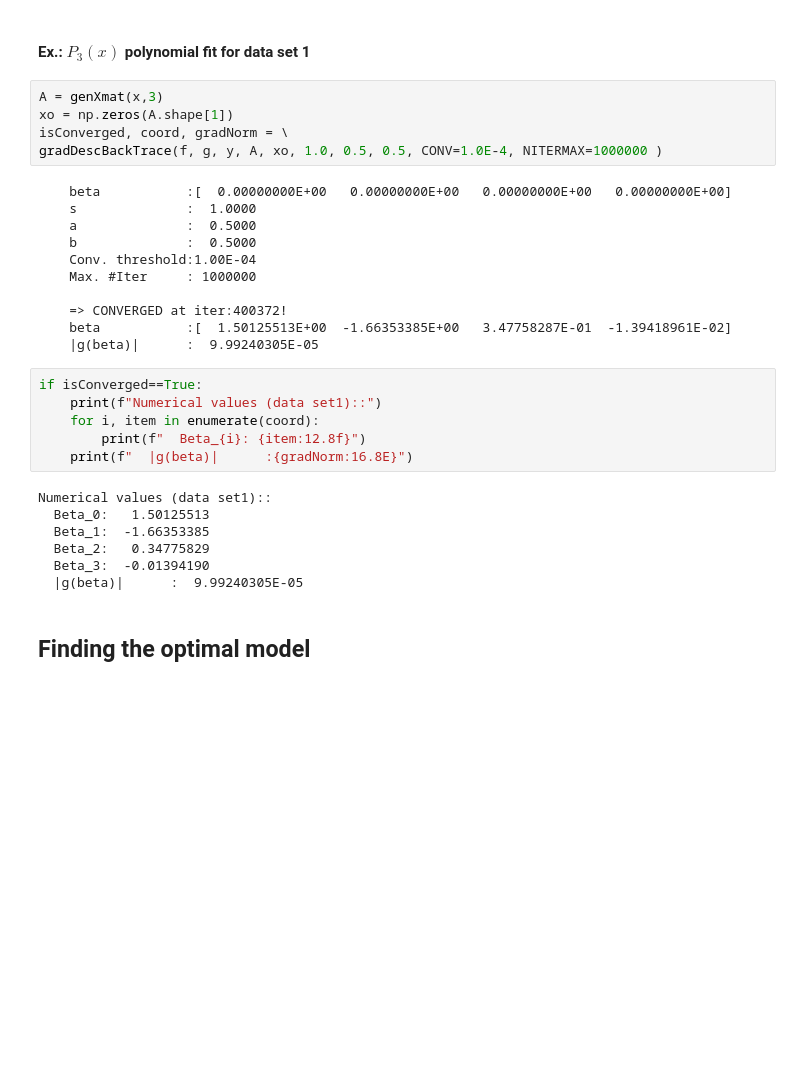
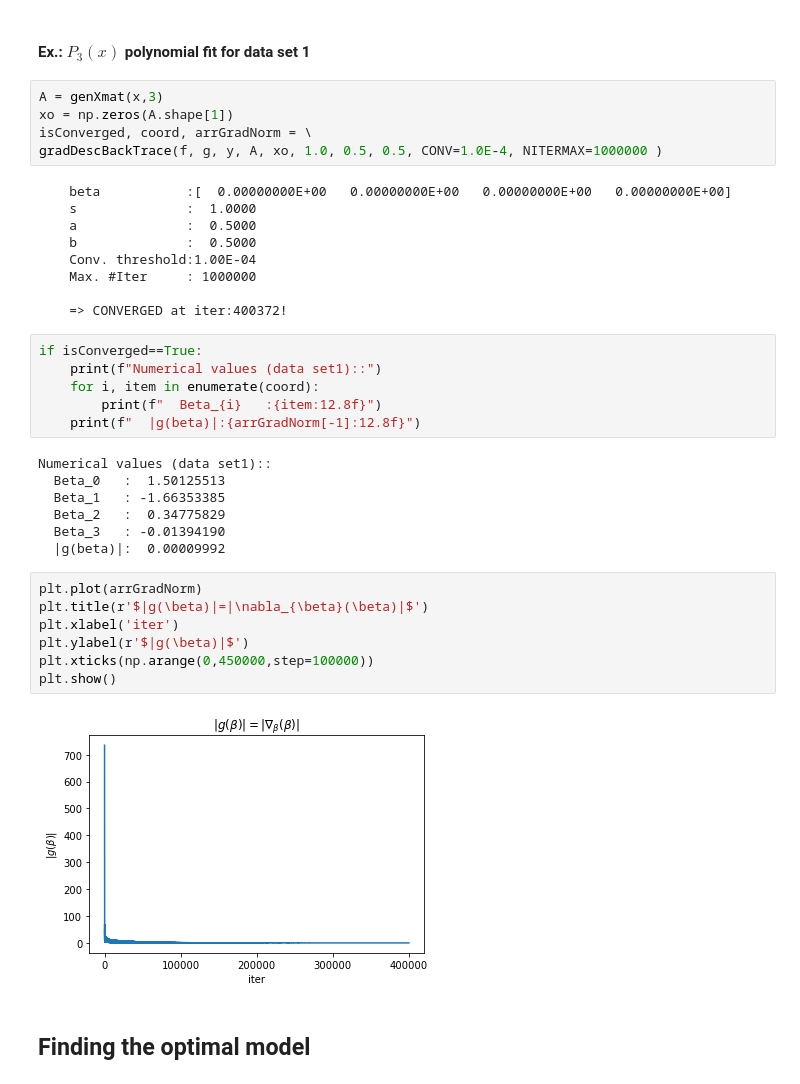
Before and after one commit to wcardoen/ml, a Jupyter notebook: LinearRegression.ipynb, the cells around one changed output. Saved outputs shown, nothing was run; the diff lists cells and outputs as text; blank space fills up the shorter version.

```diff
--- a/LinearRegression.ipynb
+++ b/LinearRegression.ipynb
@@ -297,7 +293,7 @@ def gradDescBackTrace(f, g, y, Xmat ,xo, s, a, b , CONV=1.0E-4 , NITERMAX=100000
 # %%
 A = genXmat(x,3)
 xo = np.zeros(A.shape[1])
-isConverged, coord, gradNorm = \
+isConverged, coord, arrGradNorm = \
 gradDescBackTrace(f, g, y, A, xo, 1.0, 0.5, 0.5, CONV=1.0E-4, NITERMAX=1000000 )
 # %% [output]
     beta           :[  0.00000000E+00   0.00000000E+00   0.00000000E+00   0.00000000E+00]
@@ -308,21 +304,28 @@ gradDescBackTrace(f, g, y, A, xo, 1.0, 0.5, 0.5, CONV=1.0E-4, NITERMAX=1000000 )
     Max. #Iter     : 1000000
 
     => CONVERGED at iter:400372!
-    beta           :[  1.50125513E+00  -1.66353385E+00   3.47758287E-01  -1.39418961E-02]
-    |g(beta)|      :  9.99240305E-05
 # %%
 if isConverged==True:
     print(f"Numerical values (data set1)::")
     for i, item in enumerate(coord):
-        print(f"  Beta_{i}: {item:12.8f}")
-    print(f"  |g(beta)|      :{gradNorm:16.8E}")
+        print(f"  Beta_{i}   :{item:12.8f}")
+    print(f"  |g(beta)|:{arrGradNorm[-1]:12.8f}")
 # %% [output]
 Numerical values (data set1)::
-  Beta_0:   1.50125513
-  Beta_1:  -1.66353385
-  Beta_2:   0.34775829
-  Beta_3:  -0.01394190
-  |g(beta)|      :  9.99240305E-05
+  Beta_0   :  1.50125513
+  Beta_1   : -1.66353385
+  Beta_2   :  0.34775829
+  Beta_3   : -0.01394190
+  |g(beta)|:  0.00009992
+# %%
+plt.plot(arrGradNorm)
+plt.title(r'$|g(\beta)|=|\nabla_{\beta}(\beta)|$')
+plt.xlabel('iter')
+plt.ylabel(r'$|g(\beta)|$')
+plt.xticks(np.arange(0,450000,step=100000))
+plt.show()
+# %% [output]
+[figure, added]
 # %% [markdown]
 ## Finding the optimal model
 # %% [markdown]
```
Also changed, not shown: parts of 4 cells of this notebook.
